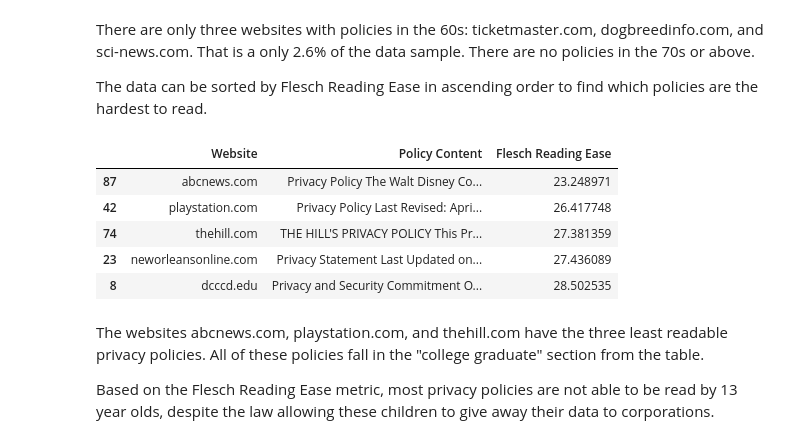
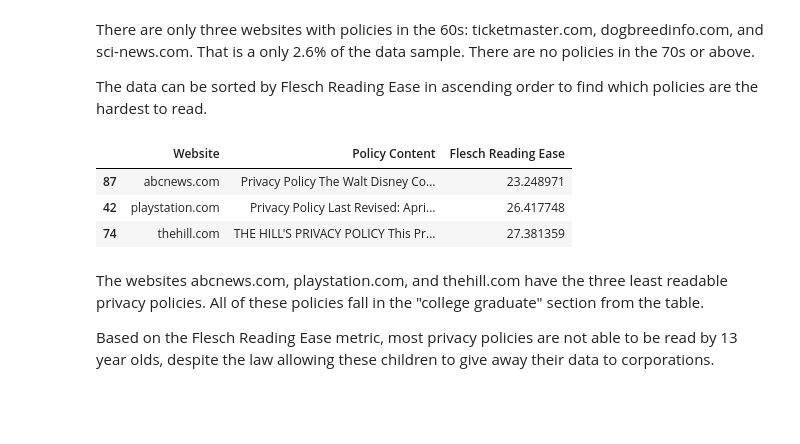
Before and after one commit to griffhurt/cmpinf1205_final, a Jupyter notebook: code/proj.ipynb, the cells around one changed output. Drawn from its saved outputs; the diff is of its cells as text; code cells hidden in the pictures; blank space fills up the shorter version.

```diff
--- a/code/proj.ipynb
+++ b/code/proj.ipynb
@@ -143,14 +143,12 @@ There are only three websites with policies in the 60s: ticketmaster.com, dogbre
 The data can be sorted by Flesch Reading Ease in ascending order to find which policies are the hardest to read.
 # %%
 policies_sorted = policies.sort_values("Flesch Reading Ease")
-policies_sorted.head()
+policies_sorted.head(3)
 # %% [output]
 |  | Website | Policy Content | Flesch Reading Ease |
 | 87 | abcnews.com | Privacy Policy The Walt Disney Co... | 23.248971 |
 | 42 | playstation.com | Privacy Policy Last Revised: Apri... | 26.417748 |
 | 74 | thehill.com | THE HILL'S PRIVACY POLICY This Pr... | 27.381359 |
-| 23 | neworleansonline.com | Privacy Statement Last Updated on... | 27.436089 |
-| 8 | dcccd.edu | Privacy and Security Commitment O... | 28.502535 |
 # %% [markdown]
 The websites abcnews.com, playstation.com, and thehill.com have the three least readable privacy policies. All of these policies fall in the "college graduate" section from the table.
 
```
Also changed, not shown: parts of 10 cells of this notebook.
